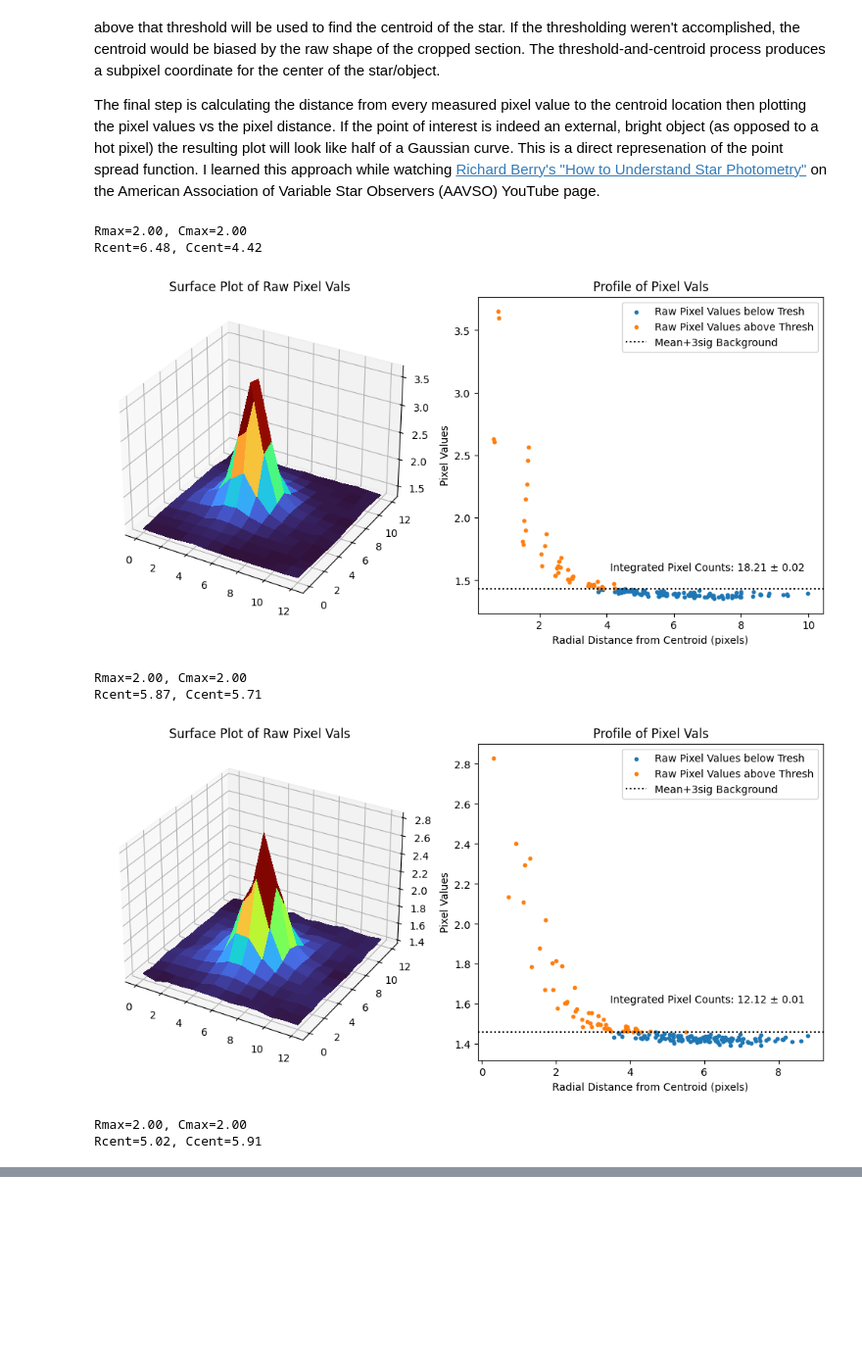
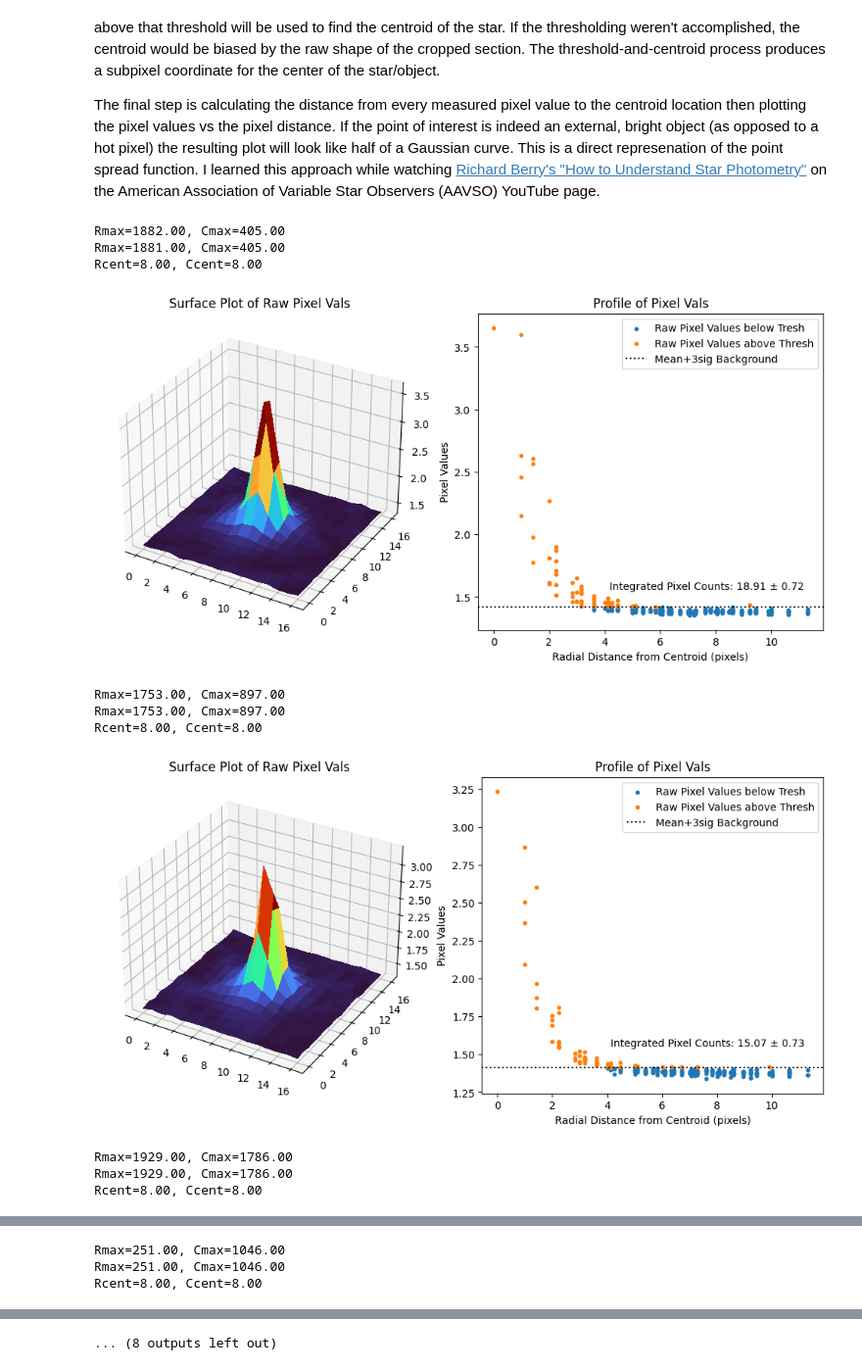
Before and after one commit to doverslab/doverAstroPipeline, a Jupyter notebook: package/dev_notebooks/fits_measure.ipynb, the cells around one changed output, grey strips where cells are left out. Shown at 98% size. Drawn from its saved outputs; the diff is of its cells as text; code cells hidden in the pictures; blank space fills up the shorter version.

```diff
--- a/package/dev_notebooks/fits_measure.ipynb
+++ b/package/dev_notebooks/fits_measure.ipynb
@@ -517,33 +515,43 @@ The second step is using the background pixel values near the star/object to set
 
 The final step is calculating the distance from every measured pixel value to the centroid location then plotting the pixel values vs the pixel distance. If the point of interest is indeed an external, bright object (as opposed to a hot pixel) the resulting plot will look like half of a Gaussian curve. This is a direct represenation of the point spread function. I learned this approach while watching [Richard Berry's "How to Understand Star Photometry"](https://www.youtube.com/watch?v=ufbFaUywEBg&t=6878s) on the American Association of Variable Star Observers (AAVSO) YouTube page.
 # %%
+best_dog = aplm.get_best_dog(img2, min_layer = 0,
+                 max_layer = 3,
+                 max_samples = 10,
+                 sample_extent = 10)
+
+
 # Define the extent for how many pixels to crop out around the point of interest
-extent = [6,6]
+extent = [8,8]
 
 # Find the top 10 strongest responses in the best DoG
-rmax_dog, cmax_dog = np.unravel_index(
-    np.argsort(best_dog_lvl.flatten())[-10:],
+sorted_dog_coords = np.unravel_index(
+    np.argsort(best_dog_lvl.flatten())[::-1],
     best_dog_lvl.shape)
 
+# Find the sorted maximum, unique coords
+unique_maxs = aplm.get_unique_points(
+    coords = sorted_dog_coords,
+    num_required = 10,
+    extent = extent*2)
+
 # Loop over the 10 strongest responses
-for i in range(0,len(rmax_dog),1):
-
-    # After the first point, make sure the next points aren't part of a previous object
-    if i > 0:
-        l2_dist = np.linalg.norm(
-            np.array(
-                [rmax_dog[0:i]-rmax_dog[i],
-                 cmax_dog[0:i]-cmax_dog[i]]
-                   ),
-                   axis=0)
-        if np.min(l2_dist) < 2*np.max(extent):
-            continue
+for rmax_dog, cmax_dog in unique_maxs:
 
     # Crop out the values around the point of interest
     local_pixels_raw = aplm.get_adjacent_pixels(img2,
-                                                (rmax_dog[i], cmax_dog[i]),
+                                                (rmax_dog, cmax_dog),
                                                 extent=extent,
                                                 remove_mid=False)
+
+    # Recenter sample if DoG's max isn't the unfiltered max
+    rmax_new, cmax_new = aplm.adjust_guess_location(img2, rmax_dog, cmax_dog, extent)
+
+    if (rmax_new!=rmax_dog) | (cmax_new!=cmax_dog):
+        local_pixels_raw = aplm.get_adjacent_pixels(img2,
+                                        (rmax_new, cmax_new),
+                                        extent=extent,
+                                        remove_mid=False)
 
     # Get a statistical measurement of the local background
     border_stats = aplm.get_border_stats(local_pixels_raw)
@@ -558,58 +566,62 @@ for i in range(0,len(rmax_dog),1):
     # Set the pixels below the threshold to zero before the centroid calc
     mask.data[mask.mask==False] = 0
 
-    # Estimate the object's centroid
-    centroid_locn = aplm.get_centroid(mask.data, extent=-1)
+    # Get object's local max location
+    local_max_locn = np.unravel_index(np.argmax(mask.data), mask.shape)
 
     # Compute the pixel distances from the centroid
     pix_distances, X, Y = aplm.get_pix_distances(local_pixels_raw,
                                                 exp_locn=(
-                                               centroid_locn[0],
-                                               centroid_locn[1]
+                                               local_max_locn[0],
+                                               local_max_locn[1]
                                                )
                                                )
 
     # Calculate the integrated counts
     integrated_counts = np.sum(local_pixels_raw[mask.mask==True]-border_stats[0])
 
-    print("Rmax={:.2f}, Cmax={:.2f}".format(2,2))
-    print("Rcent={:.2f}, Ccent={:.2f}".format(centroid_locn[0],centroid_locn[1]))
+    print("Rmax={:.2f}, Cmax={:.2f}".format(rmax_dog, cmax_dog))
+    print("Rmax_adj={:.2f}, Cmax_adj={:.2f}".format(rmax_new, cmax_new))
+    print("Rcent={:.2f}, Ccent={:.2f}".format(local_max_locn[0],local_max_locn[1]))
 
     plt.figure(layout='constrained')
     ax = plt.subplot(1,2,1,projection='3d')
     ax.plot_surface(X, Y, local_pixels_raw, cmap='turbo', linewidth=0, antialiased=False)
     plt.title('Surface Plot of Raw Pixel Vals')
 
     plt.subplot(1,2,2)
     plt.scatter(np.abs(np.ravel(pix_distances[mask.mask==False])),
                 np.ravel(local_pixels_raw[mask.mask==False]),
                 s=10,
                 label='Raw Pixel Values below Tresh')
     plt.scatter(np.abs(np.ravel(pix_distances[mask.mask==True])),
                 np.ravel(local_pixels_raw[mask.mask==True]),
                 s=10,
                 label='Raw Pixel Values above Thresh')
     plt.axhline(thresh,
                 linestyle=':',
                 color='black',
                 label='Mean+3sig Background')
     plt.title('Profile of Pixel Vals')
     plt.xlabel('Radial Distance from Centroid (pixels)')
     plt.ylabel('Pixel Values')
     plt.text(np.max(pix_distances),1.1*thresh,
         'Integrated Pixel Counts: {:.2f} \u00B1 {:.2f} '.
-        format(integrated_counts, border_stats[1]),
+        format(integrated_counts, np.count_nonzero(mask)*border_stats[1]),
         ha='right',
         )
 
     plt.legend()
     plt.show()
 # %% [output]
-Rmax=2.00, Cmax=2.00
-Rcent=6.48, Ccent=4.42
+Rmax=1882.00, Cmax=405.00
+Rmax=1881.00, Cmax=405.00
+Rcent=8.00, Ccent=8.00
-[figure, old version]
+[figure, new version]
-Rmax=2.00, Cmax=2.00
-Rcent=5.87, Ccent=5.71
+Rmax=1753.00, Cmax=897.00
+Rmax=1753.00, Cmax=897.00
+Rcent=8.00, Ccent=8.00
-[figure, old version]
+[figure, new version]
-Rmax=2.00, Cmax=2.00
-Rcent=5.02, Ccent=5.91
+Rmax=1929.00, Cmax=1786.00
+Rmax=1929.00, Cmax=1786.00
+Rcent=8.00, Ccent=8.00
@@ -616,0 +629,3 @@ Rcent=5.02, Ccent=5.91
+Rmax=251.00, Cmax=1046.00
+Rmax=251.00, Cmax=1046.00
+Rcent=8.00, Ccent=8.00
@@ -616,0 +641 @@ Rcent=5.02, Ccent=5.91
+... (8 outputs left out)
```
Also changed, not shown: parts of 7 cells of this notebook, 7 other files.
